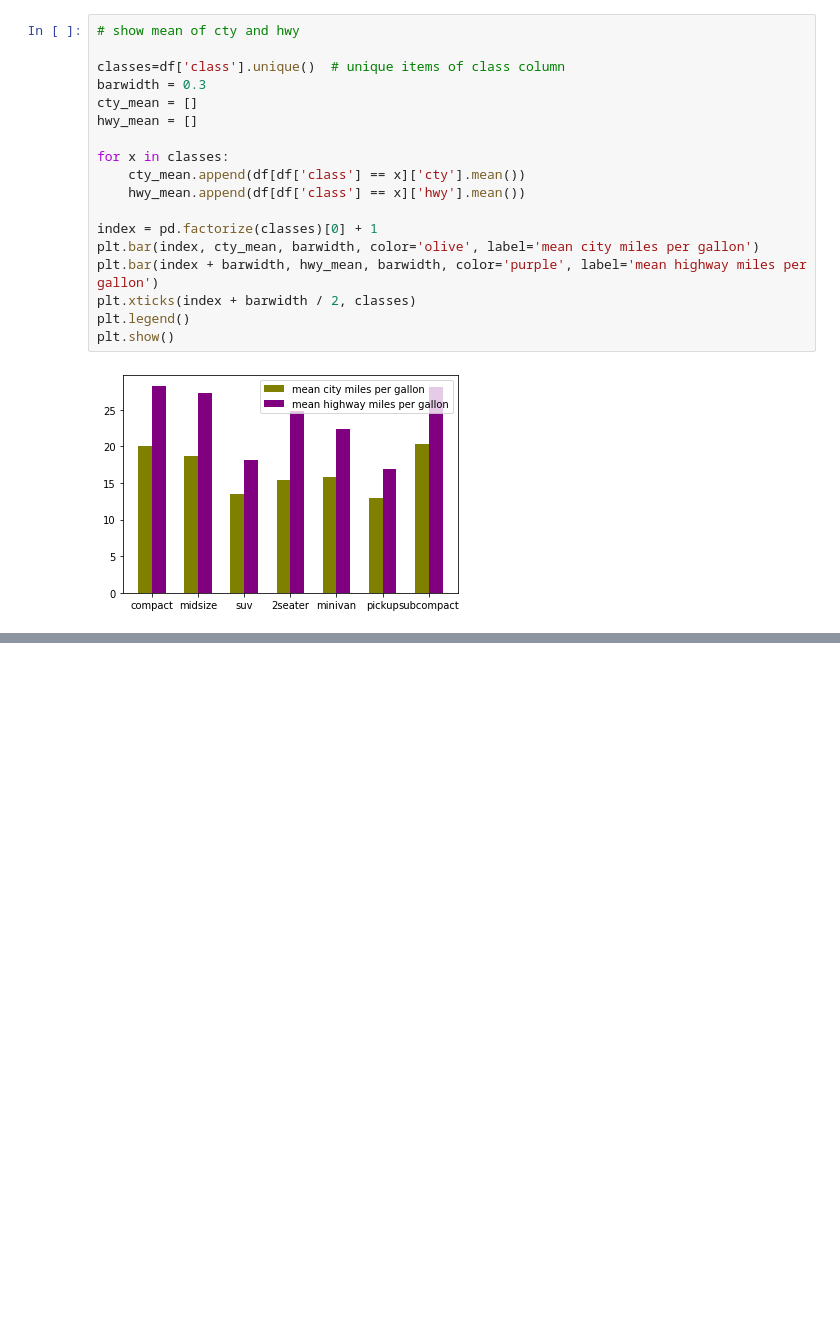
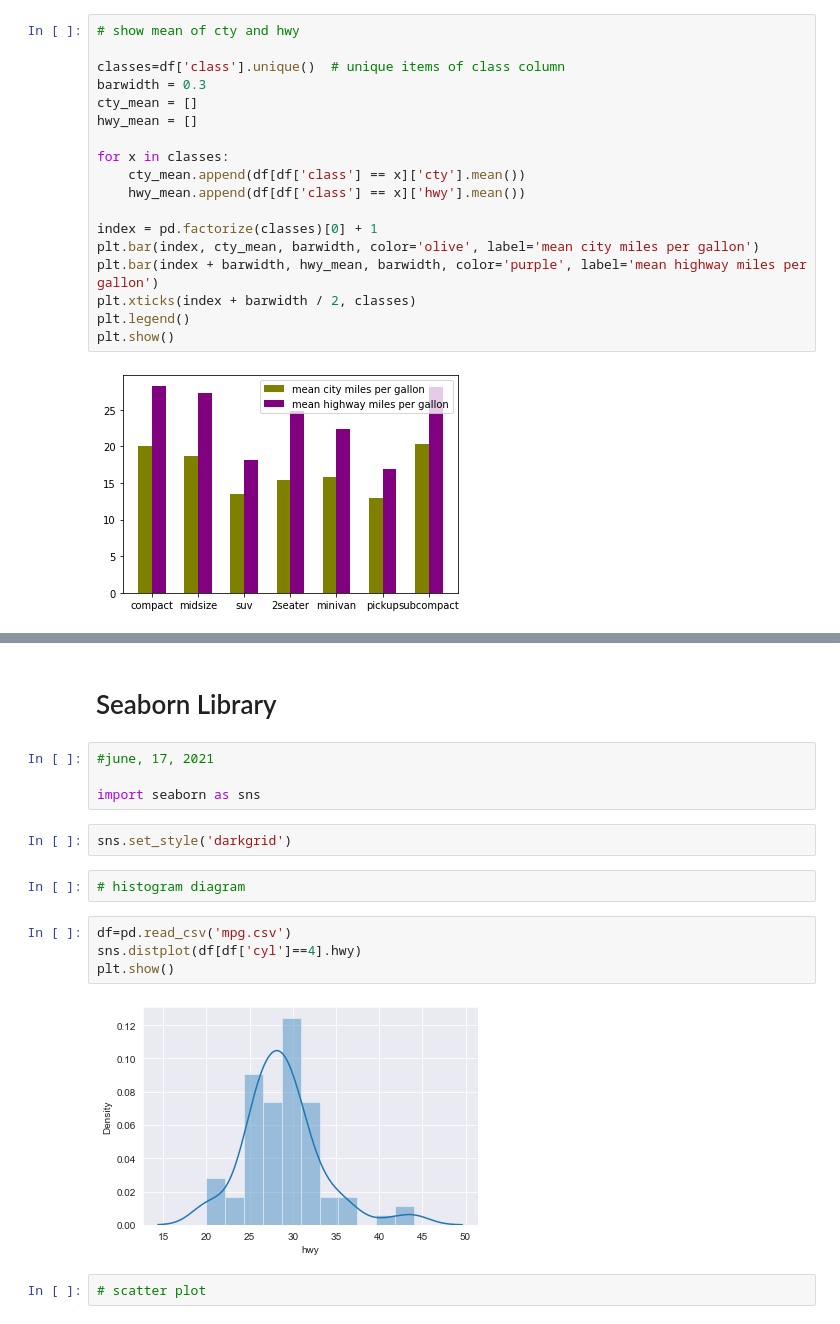
Before and after one commit to exeboy/PythonVisualization, a Jupyter notebook: Data_Visualization.ipynb, the cells around one changed output, grey strips where cells are left out. Cells and saved outputs as stored; diff of their text form; blank space fills up the shorter version.

Commit message:
so far i have added all the necessary codes for visualiztion, from matplotlib and seaborn libaries

```diff
--- a/Data_Visualization.ipynb
+++ b/Data_Visualization.ipynb
@@ -124,0 +125,18 @@ x =
+# %% [markdown]
+# Seaborn Library
+# %%
+#june, 17, 2021
+
+import seaborn as sns
+# %%
+sns.set_style('darkgrid')
+# %%
+# histogram diagram
+# %%
+df=pd.read_csv('mpg.csv')
+sns.distplot(df[df['cyl']==4].hwy)
+plt.show()
+# %% [output]
+[figure, added]
+# %%
+# scatter plot
```
Also changed, not shown: parts of 13 cells of this notebook.
